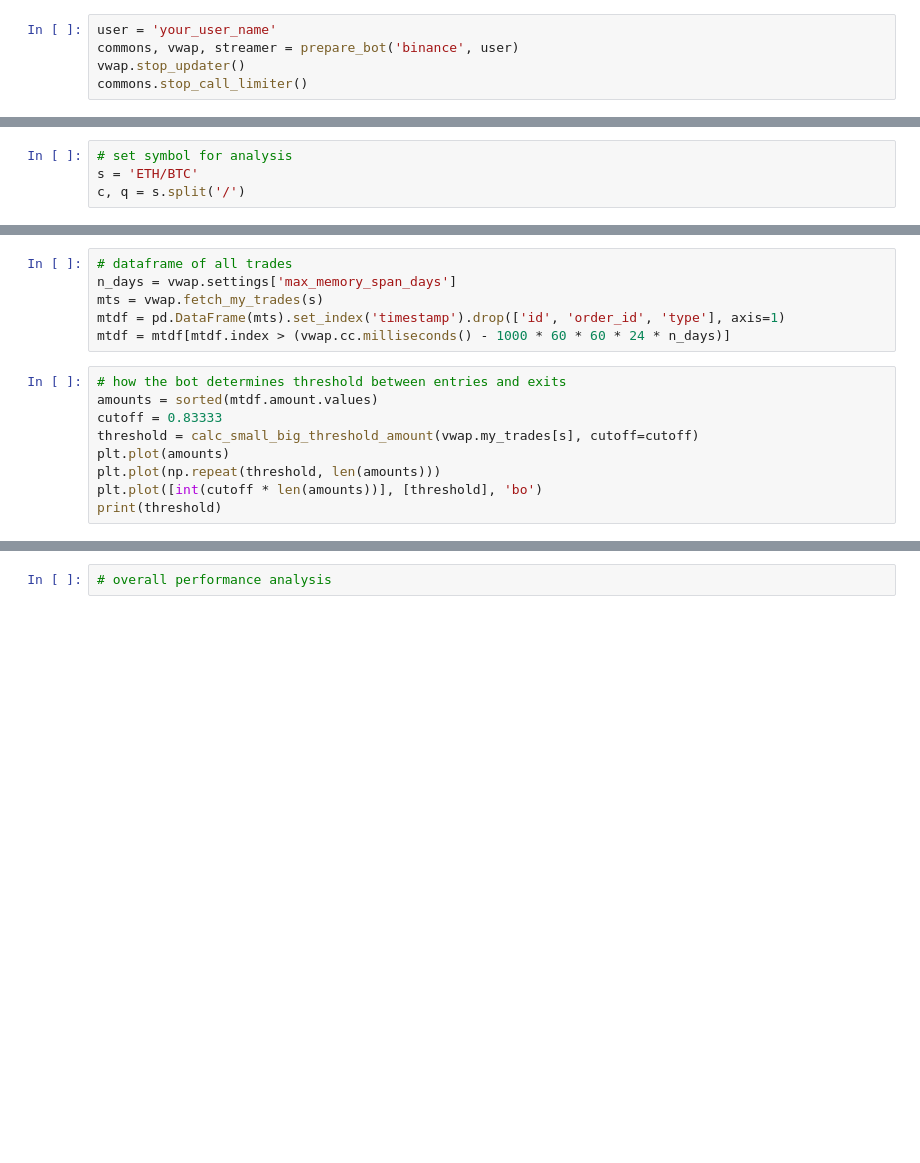
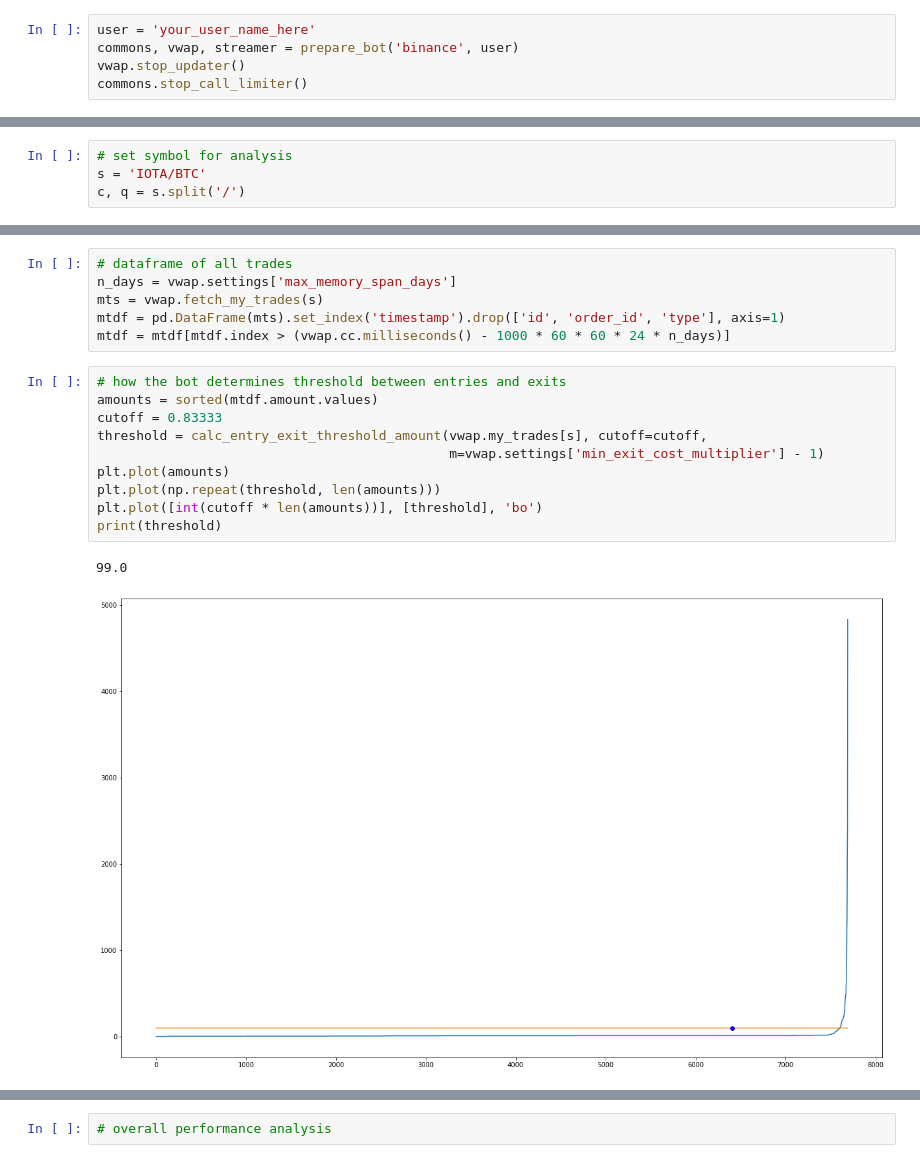
Before and after one commit to enarjord/passivbot_binance_isolated_margin_legacy, a Jupyter notebook: passivbot_notebook.ipynb, the cells around one changed output, grey strips where cells are left out. Cells and saved outputs as stored; diff of their text form; blank space fills up the shorter version.

```diff
--- a/passivbot_notebook.ipynb
+++ b/passivbot_notebook.ipynb
@@ -11,7 +11,7 @@ import matplotlib.pyplot as plt
 plt.rcParams['figure.figsize'] = [21, 13]
 pd.set_option('precision', 10)
 # %%
-user = 'your_user_name'
+user = 'your_user_name_here'
 commons, vwap, streamer = prepare_bot('binance', user)
 vwap.stop_updater()
 commons.stop_call_limiter()
@@ -49,6 +118,6 @@ for e in sorted(rm_):
 # %%
 # set symbol for analysis
-s = 'ETH/BTC'
+s = 'IOTA/BTC'
 c, q = s.split('/')
 # %%
 vwap.update_balance()
@@ -114,12 +252,16 @@ mtdf = mtdf[mtdf.index > (vwap.cc.milliseconds() - 1000 * 60 * 60 * 24 * n_days)
 # %%
 # how the bot determines threshold between entries and exits
 amounts = sorted(mtdf.amount.values)
 cutoff = 0.83333
-threshold = calc_small_big_threshold_amount(vwap.my_trades[s], cutoff=cutoff)
+threshold = calc_entry_exit_threshold_amount(vwap.my_trades[s], cutoff=cutoff,
+                                             m=vwap.settings['min_exit_cost_multiplier'] - 1)
 plt.plot(amounts)
 plt.plot(np.repeat(threshold, len(amounts)))
 plt.plot([int(cutoff * len(amounts))], [threshold], 'bo')
 print(threshold)
+# %% [output]
+99.0
+[figure, added]
 # %%
 big_trades = mtdf[mtdf.amount >= threshold]
 small_trades = mtdf[mtdf.amount < threshold]
```
Also changed, not shown: parts of 26 cells of this notebook.
